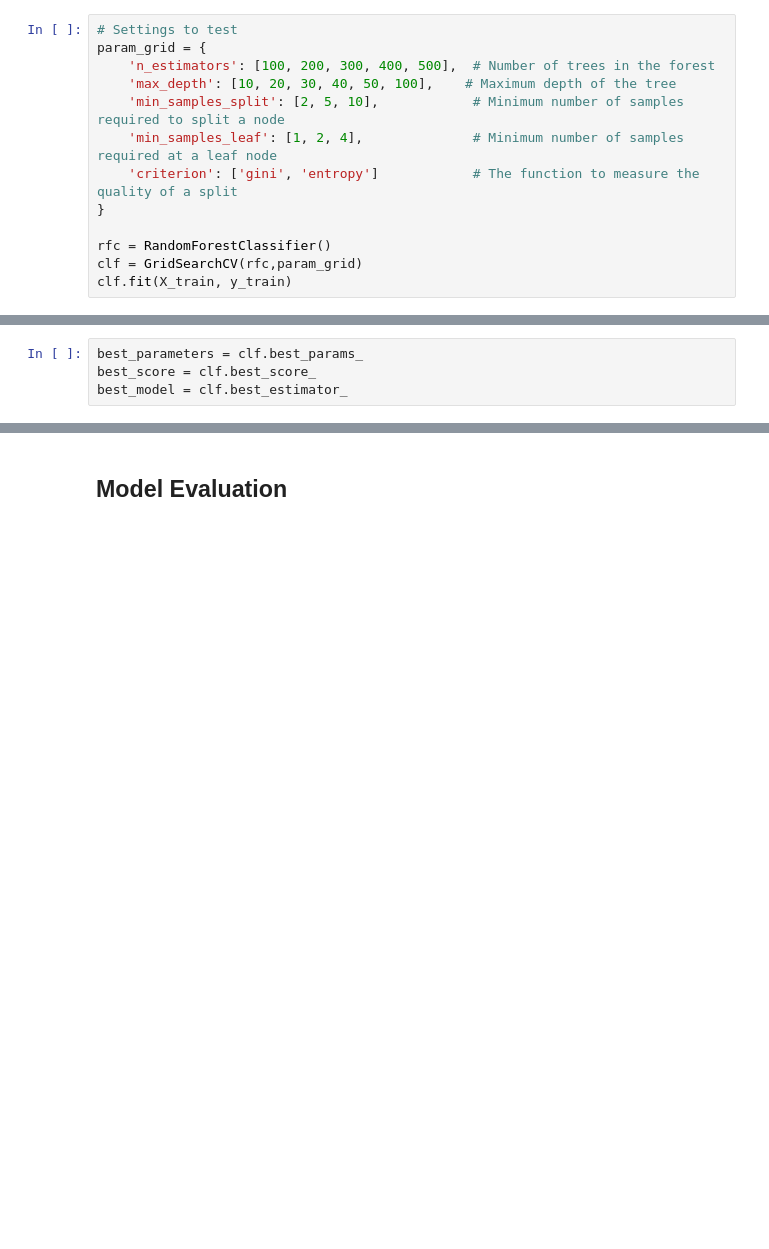
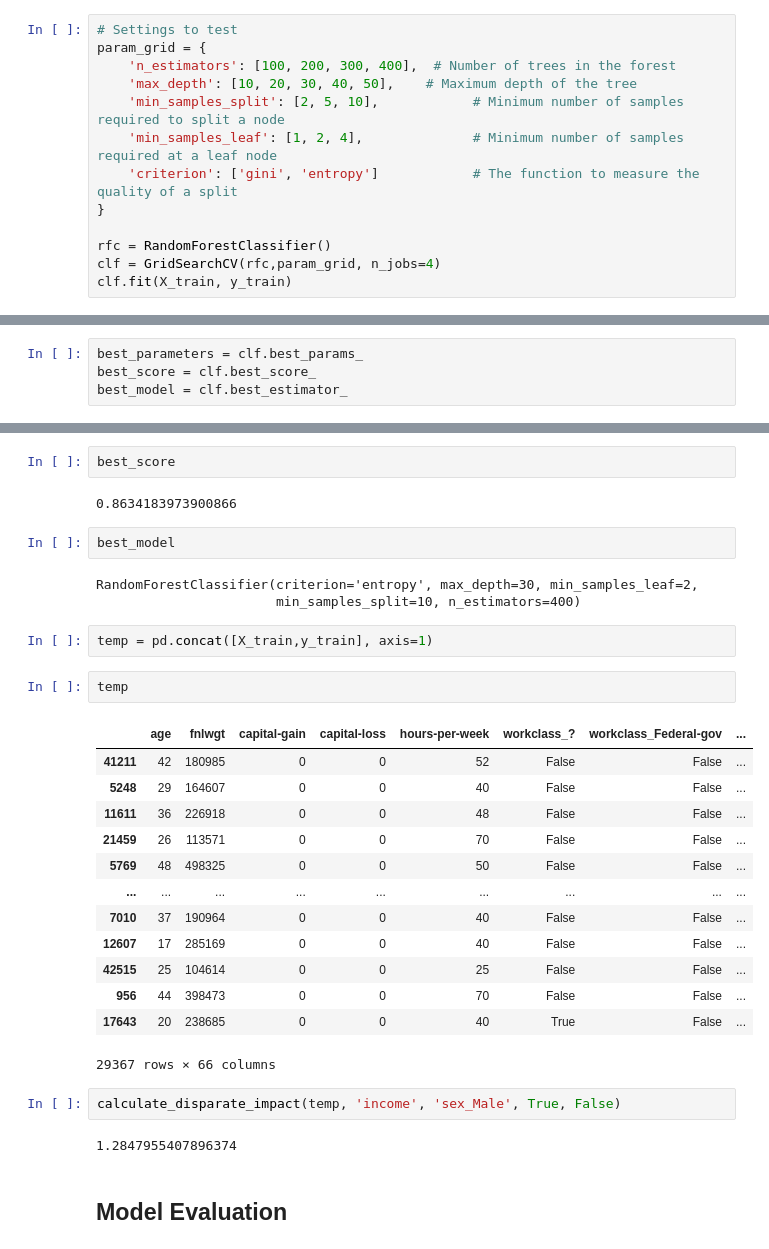
Before and after one commit to 474benchen/bias_aware_gridsearchCV, a Jupyter notebook: finance_example/income.ipynb, the cells around one changed output, grey strips where cells are left out. Drawn from its saved outputs; the diff is of its cells as text; blank space fills up the shorter version.

Commit message:
add disparate impact, test

```diff
--- a/finance_example/income.ipynb
+++ b/finance_example/income.ipynb
@@ -213,13 +216,13 @@ X_train, X_test, y_train, y_test = train_test_split(X, y, test_size=0.33, random
 # %%
 # Settings to test
 param_grid = {
-    'n_estimators': [100, 200, 300, 400, 500],  # Number of trees in the forest
-    'max_depth': [10, 20, 30, 40, 50, 100],    # Maximum depth of the tree
+    'n_estimators': [100, 200, 300, 400],  # Number of trees in the forest
+    'max_depth': [10, 20, 30, 40, 50],    # Maximum depth of the tree
     'min_samples_split': [2, 5, 10],            # Minimum number of samples required to split a node
     'min_samples_leaf': [1, 2, 4],              # Minimum number of samples required at a leaf node
     'criterion': ['gini', 'entropy']            # The function to measure the quality of a split
 }
 
 rfc = RandomForestClassifier()
-clf = GridSearchCV(rfc,param_grid)
+clf = GridSearchCV(rfc,param_grid, n_jobs=4)
 clf.fit(X_train, y_train)
@@ -230,3 +254,34 @@ best_model = clf.best_estimator_
+# %%
+best_score
+# %% [output]
+0.8634183973900866
+# %%
+best_model
+# %% [output]
+RandomForestClassifier(criterion='entropy', max_depth=30, min_samples_leaf=2,
+                       min_samples_split=10, n_estimators=400)
+# %%
+temp = pd.concat([X_train,y_train], axis=1)
+# %%
+temp
+# %% [output]
+|  | age | fnlwgt | capital-gain | capital-loss | hours-per-week | workclass_? | workclass_Federal-gov | ... |
+| 41211 | 42 | 180985 | 0 | 0 | 52 | False | False | ... |
+| 5248 | 29 | 164607 | 0 | 0 | 40 | False | False | ... |
+| 11611 | 36 | 226918 | 0 | 0 | 48 | False | False | ... |
+| 21459 | 26 | 113571 | 0 | 0 | 70 | False | False | ... |
+| 5769 | 48 | 498325 | 0 | 0 | 50 | False | False | ... |
+| ... | ... | ... | ... | ... | ... | ... | ... | ... |
+| 7010 | 37 | 190964 | 0 | 0 | 40 | False | False | ... |
+| 12607 | 17 | 285169 | 0 | 0 | 40 | False | False | ... |
+| 42515 | 25 | 104614 | 0 | 0 | 25 | False | False | ... |
+| 956 | 44 | 398473 | 0 | 0 | 70 | False | False | ... |
+| 17643 | 20 | 238685 | 0 | 0 | 40 | True | False | ... |
+29367 rows × 66 columns
+# %%
+calculate_disparate_impact(temp, 'income', 'sex_Male', True, False)
+# %% [output]
+1.2847955407896374
 # %% [markdown]
 ## Model Evaluation
 # %% [markdown]
```
Also changed, not shown: parts of 13 cells of this notebook, 2 other files.
